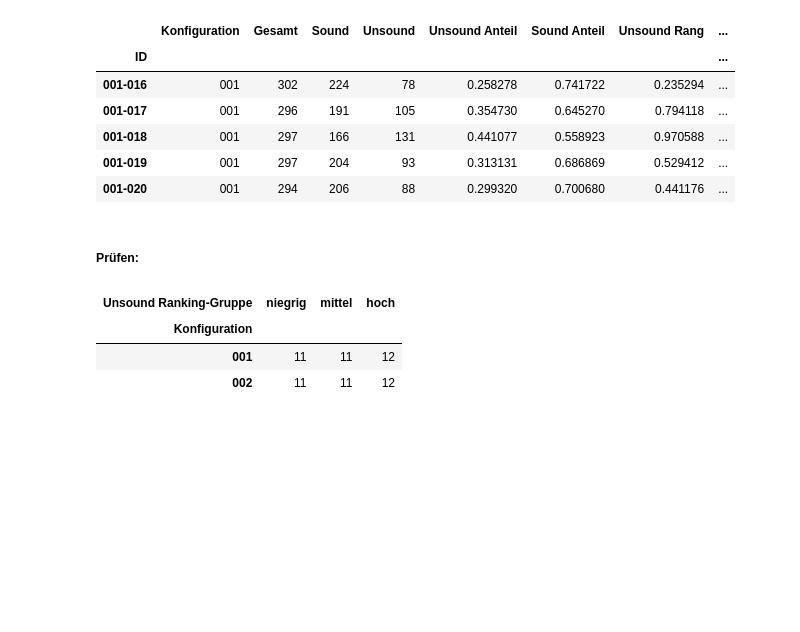
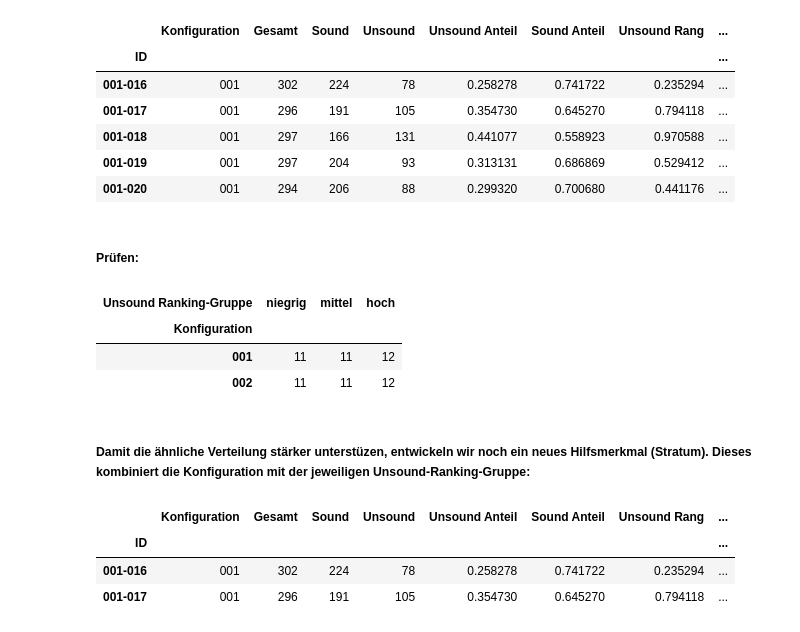
Before and after one commit to molnarkop04/industrial-ai-timeseries, a Jupyter notebook: projects/laser_welding_quality/notebooks/laserWelding.ipynb, the cells around one changed output. Cells and saved outputs as stored; diff of their text form; code cells hidden in the pictures; blank space fills up the shorter version.

Commit message:
Create strata on configuration and Unsound share

```diff
--- a/projects/laser_welding_quality/notebooks/laserWelding.ipynb
+++ b/projects/laser_welding_quality/notebooks/laserWelding.ipynb
@@ -1376,3 +1376,16 @@ pd.crosstab(
 | Konfiguration |  |  |  |
 | 001 | 11 | 11 | 12 |
 | 002 | 11 | 11 | 12 |
+# %% [markdown]
+##### Damit die ähnliche Verteilung stärker unterstüzen, entwickeln wir noch ein neues Hilfsmerkmal (Stratum). Dieses kombiniert die Konfiguration mit der jeweiligen Unsound-Ranking-Gruppe:
+# %%
+weldStatistikF["Stratum"] = (
+    weldStatistikF["Konfiguration"].astype(str) + "_" + weldStatistikF["Unsound Ranking-Gruppe"].astype(str)
+)
+# %%
+display(weldStatistikF.head(2))
+# %% [output]
+|  | Konfiguration | Gesamt | Sound | Unsound | Unsound Anteil | Sound Anteil | Unsound Rang | ... |
+| ID |  |  |  |  |  |  |  | ... |
+| 001-016 | 001 | 302 | 224 | 78 | 0.258278 | 0.741722 | 0.235294 | ... |
+| 001-017 | 001 | 296 | 191 | 105 | 0.354730 | 0.645270 | 0.794118 | ... |
```
